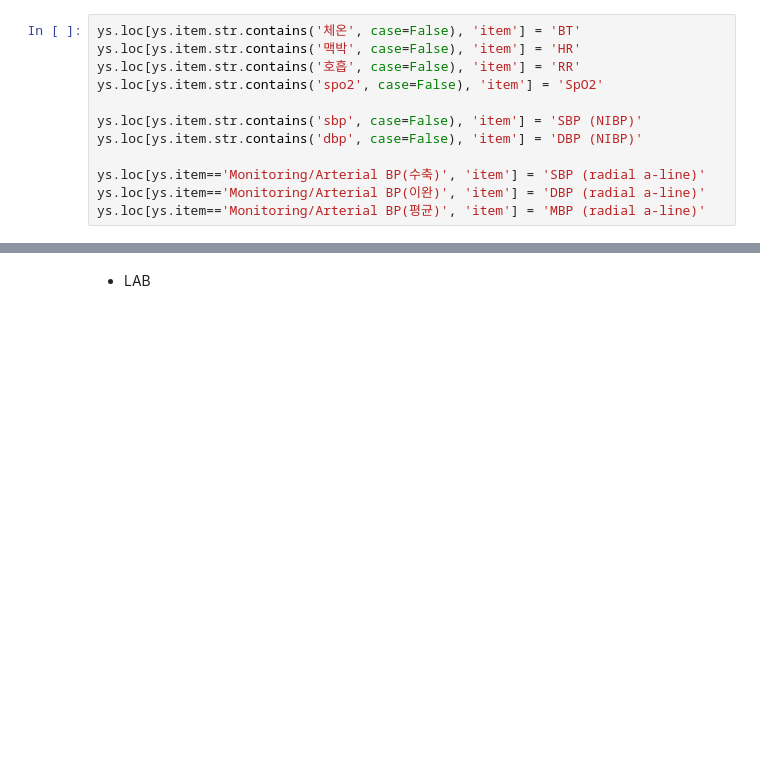
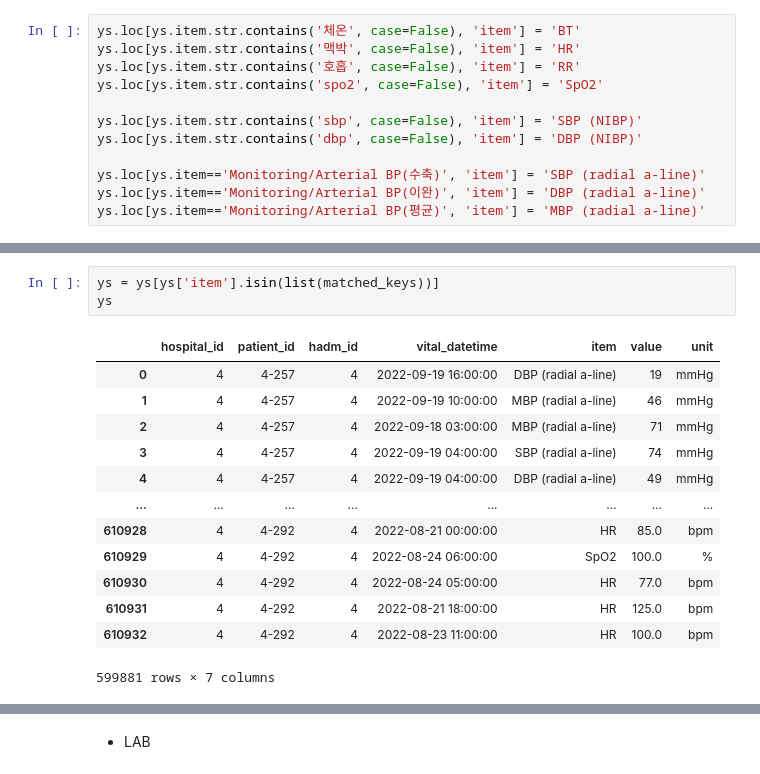
Before and after one commit to skjangbudon/nia_vent_weaning, a Jupyter notebook: notebook/data_preprocess_final.ipynb, the cells around one changed output, grey strips where cells are left out. Cells and saved outputs as stored; diff of their text form; blank space fills up the shorter version.

```diff
--- a/notebook/data_preprocess_final.ipynb
+++ b/notebook/data_preprocess_final.ipynb
@@ -992,3 +992,20 @@ YS item keys:  12
  'SBP (NIBP)',
  'SBP (radial a-line)',
  'SpO2'}
+# %%
+ys = ys[ys['item'].isin(list(matched_keys))]
+ys
+# %% [output]
+|  | hospital_id | patient_id | hadm_id | vital_datetime | item | value | unit |
+| 0 | 4 | 4-257 | 4 | 2022-09-19 16:00:00 | DBP (radial a-line) | 19 | mmHg |
+| 1 | 4 | 4-257 | 4 | 2022-09-19 10:00:00 | MBP (radial a-line) | 46 | mmHg |
+| 2 | 4 | 4-257 | 4 | 2022-09-18 03:00:00 | MBP (radial a-line) | 71 | mmHg |
+| 3 | 4 | 4-257 | 4 | 2022-09-19 04:00:00 | SBP (radial a-line) | 74 | mmHg |
+| 4 | 4 | 4-257 | 4 | 2022-09-19 04:00:00 | DBP (radial a-line) | 49 | mmHg |
+| ... | ... | ... | ... | ... | ... | ... | ... |
+| 610928 | 4 | 4-292 | 4 | 2022-08-21 00:00:00 | HR | 85.0 | bpm |
+| 610929 | 4 | 4-292 | 4 | 2022-08-24 06:00:00 | SpO2 | 100.0 | % |
+| 610930 | 4 | 4-292 | 4 | 2022-08-24 05:00:00 | HR | 77.0 | bpm |
+| 610931 | 4 | 4-292 | 4 | 2022-08-21 18:00:00 | HR | 125.0 | bpm |
+| 610932 | 4 | 4-292 | 4 | 2022-08-23 11:00:00 | HR | 100.0 | bpm |
+599881 rows × 7 columns
```
Also changed, not shown: parts of 13 cells of this notebook, 15 other files.
